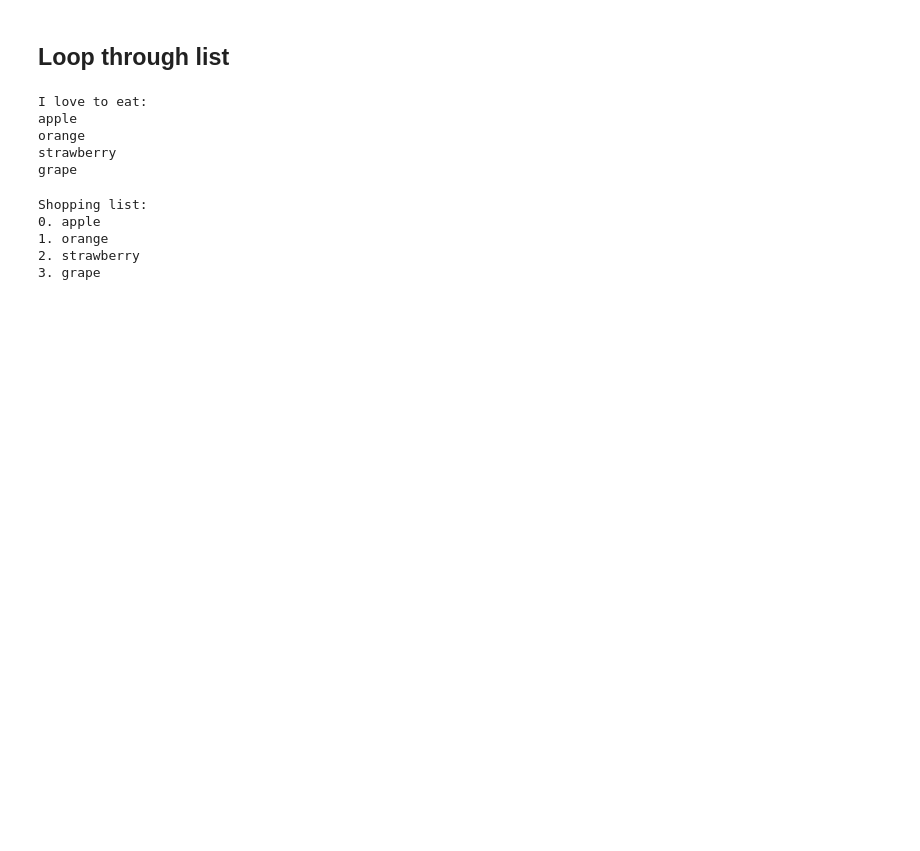
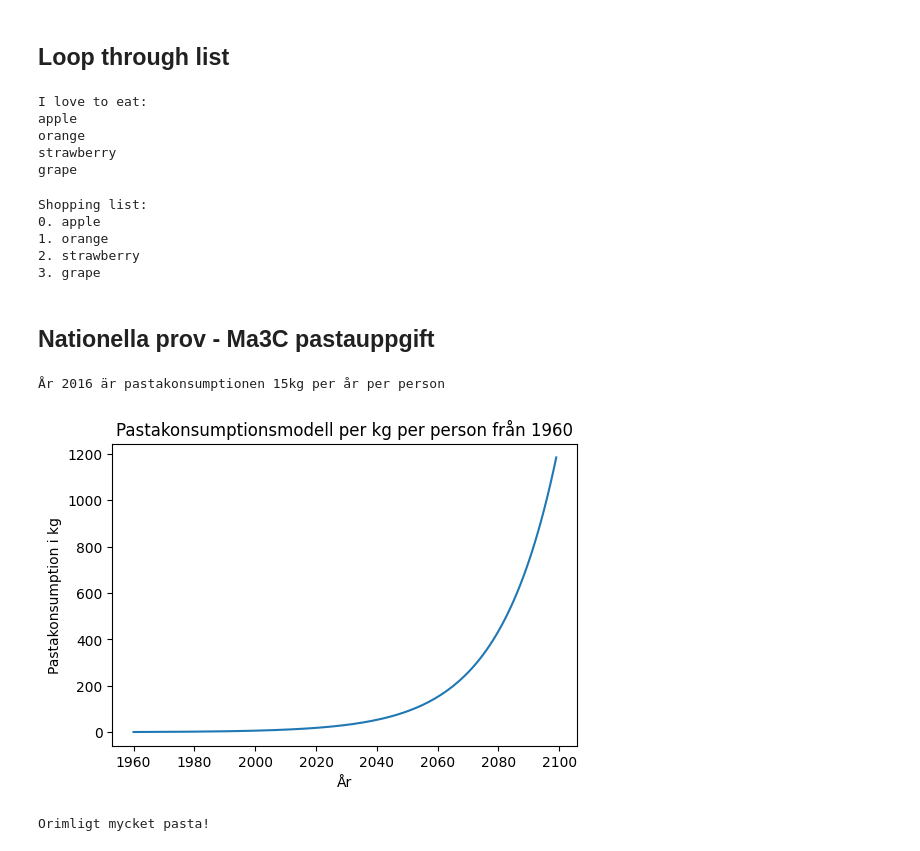
Before and after one commit to kokchun/Programmering-med-Python-21, a Jupyter notebook: Lectures/Code-alongs/3.for_statement.ipynb, the cells around one changed output. Saved outputs shown, nothing was run; the diff lists cells and outputs as text; code cells hidden in the pictures; blank space fills up the shorter version.

```diff
--- a/Lectures/Code-alongs/3.for_statement.ipynb
+++ b/Lectures/Code-alongs/3.for_statement.ipynb
@@ -91,3 +91,36 @@ Shopping list:
 1. orange
 2. strawberry
 3. grape
+# %% [markdown]
+## Nationella prov - Ma3C pastauppgift
+# %%
+# Ma3C HT14 uppg 18
+import math
+
+for year in range(4000):
+    pasta_consumption = 0.791*math.exp(0.0526*year)
+    if pasta_consumption >= 15:
+        print(f"År {year+1960} är pastakonsumptionen 15kg per år per person")
+        break # breaks the loop
+# %% [output]
+År 2016 är pastakonsumptionen 15kg per år per person
+# %%
+import matplotlib.pyplot as plt
+
+pasta_per_year = []
+
+for year in range(140):
+    pasta_consumption = 0.791*math.exp(0.0526*year)
+    pasta_per_year.append(pasta_consumption)
+
+plt.figure(dpi=100)
+plt.plot(range(1960, 2100),pasta_per_year)
+plt.xlabel("År")
+plt.ylabel("Pastakonsumption i kg")
+plt.title("Pastakonsumptionsmodell per kg per person från 1960")
+plt.show()
+
+print("Orimligt mycket pasta!")
+# %% [output]
+[figure, added]
+Orimligt mycket pasta!
```
Also changed, not shown: parts of 3 cells of this notebook.
